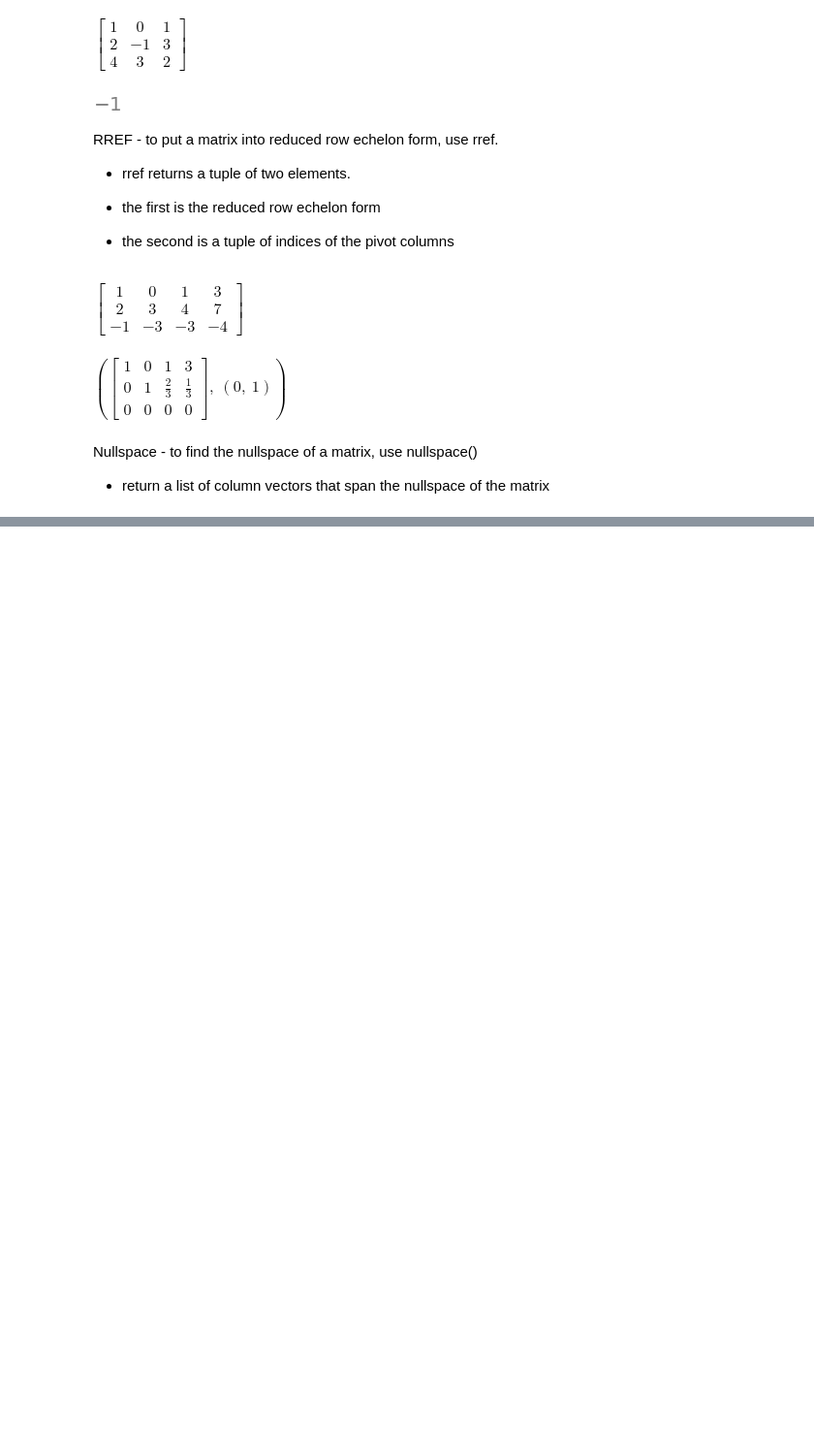
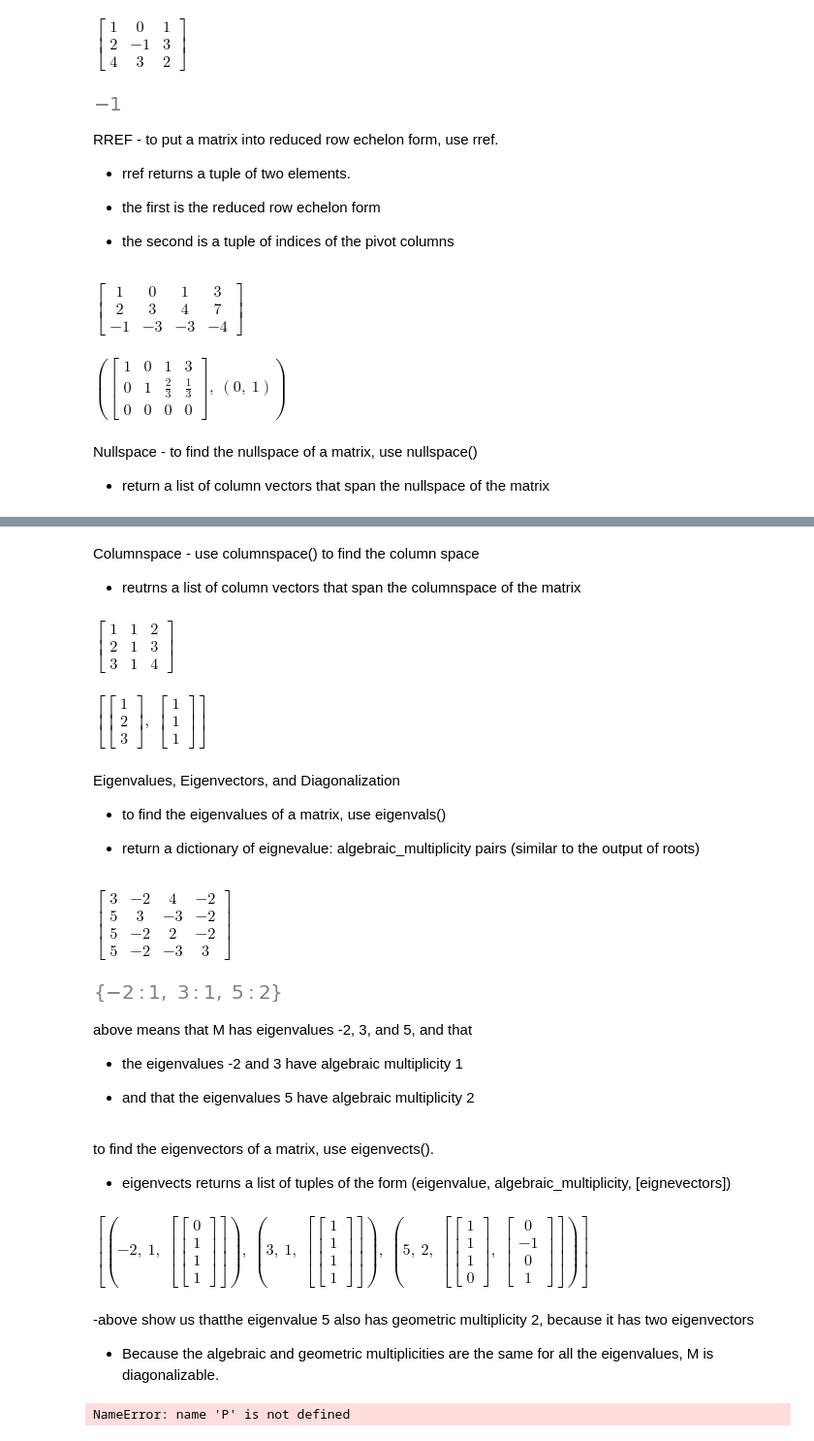
Before and after one commit to burnifi/learnSympy, a Jupyter notebook: mattixs.ipynb, the cells around one changed output, grey strips where cells are left out. Shown: that part at 97% size. Drawn from its saved outputs; the diff is of its cells as text; code cells hidden in the pictures; blank space fills up the shorter version.

```diff
--- a/mattixs.ipynb
+++ b/mattixs.ipynb
@@ -191,0 +198,52 @@ M
+# %% [markdown]
+Columnspace - use columnspace() to find the column space
+
+- reutrns a list of column vectors that span the columnspace of the matrix
+# %%
+M = Matrix([[1, 1, 2], [2, 1, 3], [3, 1, 4]])
+M
+# %% [output]
+$\displaystyle \left[\begin{matrix}1 & 1 & 2\\2 & 1 & 3\\3 & 1 & 4\end{matrix}\right]$
+# %%
+M.columnspace()
+# %% [output]
+$\displaystyle \left[ \left[\begin{matrix}1\\2\\3\end{matrix}\right], \  \left[\begin{matrix}1\\1\\1\end{matrix}\right]\right]$
+# %% [markdown]
+Eigenvalues, Eigenvectors, and Diagonalization
+
+- to find the eigenvalues of a matrix, use eigenvals()
+
+- return a dictionary of eignevalue: algebraic_multiplicity pairs (similar to the output of roots)
+# %%
+M = Matrix([[3, -2, 4, -2], [5, 3, -3, -2], [5, -2, 2, -2], [5, -2, -3, 3]])
+M
+# %% [output]
+$\displaystyle \left[\begin{matrix}3 & -2 & 4 & -2\\5 & 3 & -3 & -2\\5 & -2 & 2 & -2\\5 & -2 & -3 & 3\end{matrix}\right]$
+# %%
+M.eigenvals()
+# %% [output]
+[figure, added]
+# %% [markdown]
+above means that M has eigenvalues -2, 3, and 5, and that
+
+- the eigenvalues -2 and 3 have algebraic multiplicity 1
+
+- and that the eigenvalues 5 have algebraic multiplicity 2
+# %% [markdown]
+to find the eigenvectors of a matrix, use eigenvects().
+
+- eigenvects returns a list of tuples of the form (eigenvalue, algebraic_multiplicity, [eignevectors])
+# %%
+M.eigenvects()
+# %% [output]
+$\displaystyle \left[ \left( -2, \  1, \  \left[ \left[\begin{matrix}0\\1\\1\\1\end{matrix}\right]\right]\right), \  \left( 3, \  1, \  \left[ \left[\begin{matrix}1\\1\\1\\1\end{matrix}\right]\right]\right), \  \left( 5, \  2, \  \left[ \left[\begin{matrix}1\\1\\1\\0\end{matrix}\right], \  \left[\begin{matrix}0\\-1\\0\\1\end{matrix}\right]\right]\right)\right]$
+# %% [markdown]
+-above show us thatthe eigenvalue 5 also has geometric multiplicity 2, because it has two eigenvectors
+
+- Because the algebraic and geometric multiplicities are the same for all the eigenvalues, M is diagonalizable.
+# %%
+# to diagonalize a matrix, use diagonalize()
+# reutrn a tuple(P, D), where D is diagonal and M = PDP**-1
+P.D = M.diagonalize()
+# %% [output]
+NameError: name 'P' is not defined
```
Also changed, not shown: parts of 6 cells of this notebook.
